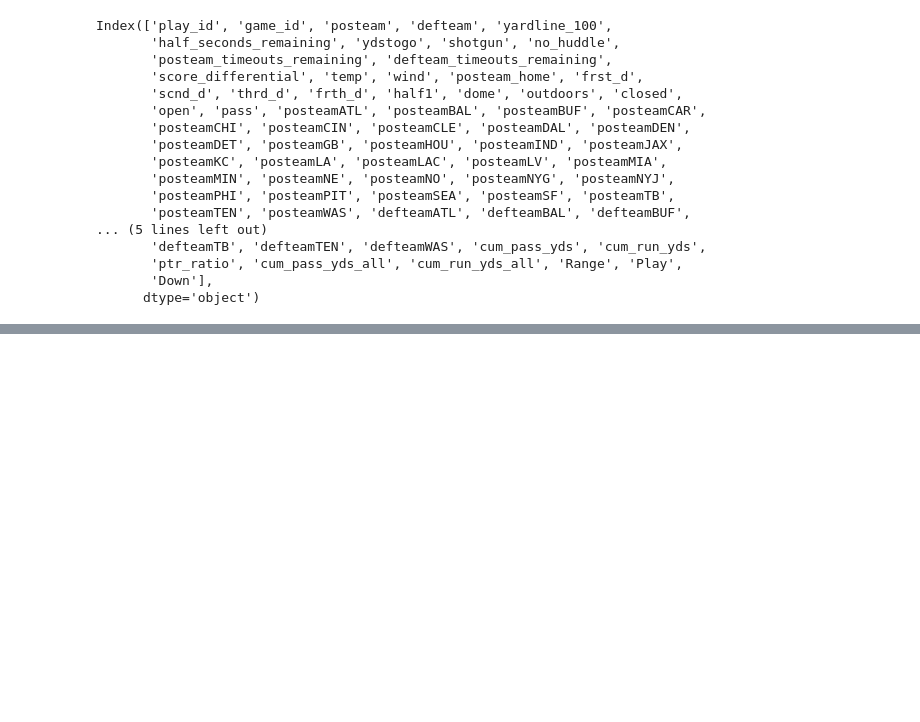
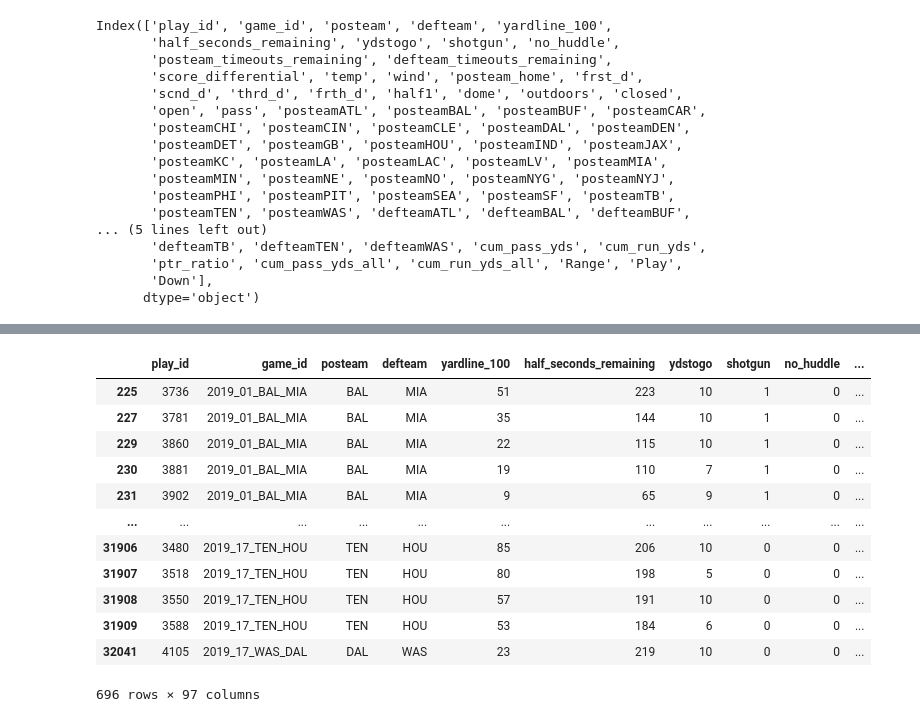
Before and after one commit to joeDirector/NFL-Play-Call-Prediction-with-LSTM-Neural-Netowrks, a Jupyter notebook: src/visualizations.ipynb, the cells around one changed output, grey strips where cells are left out. Saved outputs shown, nothing was run; the diff lists cells and outputs as text; code cells hidden in the pictures; blank space fills up the shorter version.

```diff
--- a/src/visualizations.ipynb
+++ b/src/visualizations.ipynb
@@ -214,0 +252,16 @@ Index(['play_id', 'game_id', 'posteam', 'defteam', 'yardline_100',
+# %%
+runs
+# %% [output]
+|  | play_id | game_id | posteam | defteam | yardline_100 | half_seconds_remaining | ydstogo | shotgun | no_huddle | ... |
+| 225 | 3736 | 2019_01_BAL_MIA | BAL | MIA | 51 | 223 | 10 | 1 | 0 | ... |
+| 227 | 3781 | 2019_01_BAL_MIA | BAL | MIA | 35 | 144 | 10 | 1 | 0 | ... |
+| 229 | 3860 | 2019_01_BAL_MIA | BAL | MIA | 22 | 115 | 10 | 1 | 0 | ... |
+| 230 | 3881 | 2019_01_BAL_MIA | BAL | MIA | 19 | 110 | 7 | 1 | 0 | ... |
+| 231 | 3902 | 2019_01_BAL_MIA | BAL | MIA | 9 | 65 | 9 | 1 | 0 | ... |
+| ... | ... | ... | ... | ... | ... | ... | ... | ... | ... | ... |
+| 31906 | 3480 | 2019_17_TEN_HOU | TEN | HOU | 85 | 206 | 10 | 0 | 0 | ... |
+| 31907 | 3518 | 2019_17_TEN_HOU | TEN | HOU | 80 | 198 | 5 | 0 | 0 | ... |
+| 31908 | 3550 | 2019_17_TEN_HOU | TEN | HOU | 57 | 191 | 10 | 0 | 0 | ... |
+| 31909 | 3588 | 2019_17_TEN_HOU | TEN | HOU | 53 | 184 | 6 | 0 | 0 | ... |
+| 32041 | 4105 | 2019_17_WAS_DAL | DAL | WAS | 23 | 219 | 10 | 0 | 0 | ... |
+696 rows × 97 columns
```
Also changed, not shown: parts of 4 cells of this notebook, 11 other files.
